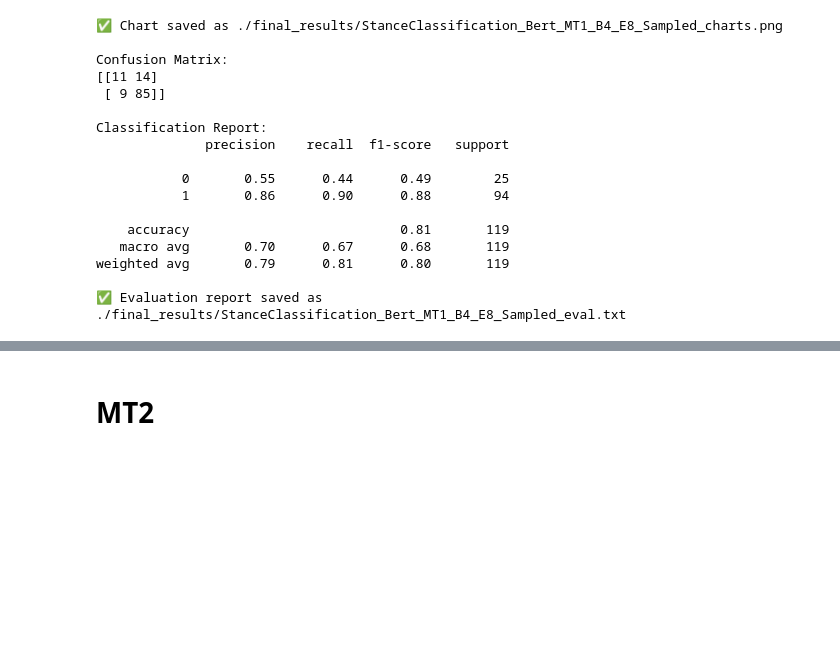
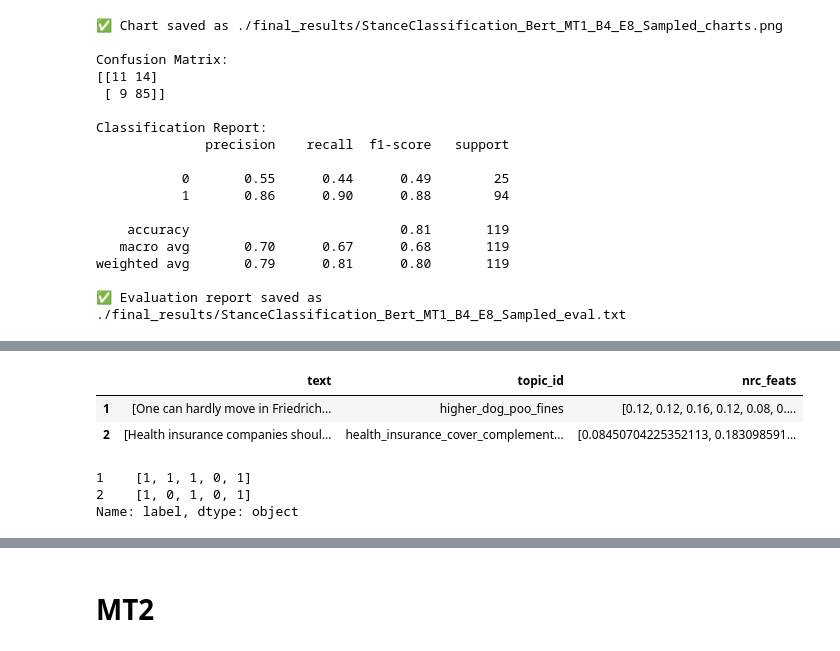
Before and after one commit to myeghaneh/ArgStance, a Jupyter notebook: src/experiments.ipynb, the cells around one changed output, grey strips where cells are left out. Cells and saved outputs as stored; diff of their text form; code cells hidden in the pictures; blank space fills up the shorter version.

```diff
--- a/src/experiments.ipynb
+++ b/src/experiments.ipynb
@@ -246,0 +219,11 @@ weighted avg       0.79      0.81      0.80       119
+# %%
+X_tr_s, X_val_s, y_tr_s, y_val_s = preprocess_with_expandnrc(
+        dfMT1[0:3],
+        "./models/nrc_en.json",
+        test_size=0.2,
+        random_state=42,
+        sample_level= True,
+        device='cpu',
+        threshold=0.6
+    )
+print("continue with training")
@@ -246,0 +244,12 @@ weighted avg       0.79      0.81      0.80       119
+# %%
+X_tr_s[0:7]
+# %% [output]
+|  | text | topic_id | nrc_feats |
+| 1 | [One can hardly move in Friedrich... | higher_dog_poo_fines | [0.12, 0.12, 0.16, 0.12, 0.08, 0.... |
+| 2 | [Health insurance companies shoul... | health_insurance_cover_complement... | [0.08450704225352113, 0.183098591... |
+# %%
+y_tr_s
+# %% [output]
+1    [1, 1, 1, 0, 1]
+2    [1, 0, 1, 0, 1]
+Name: label, dtype: object
```
Also changed, not shown: parts of 72 cells of this notebook, 1 other file.
